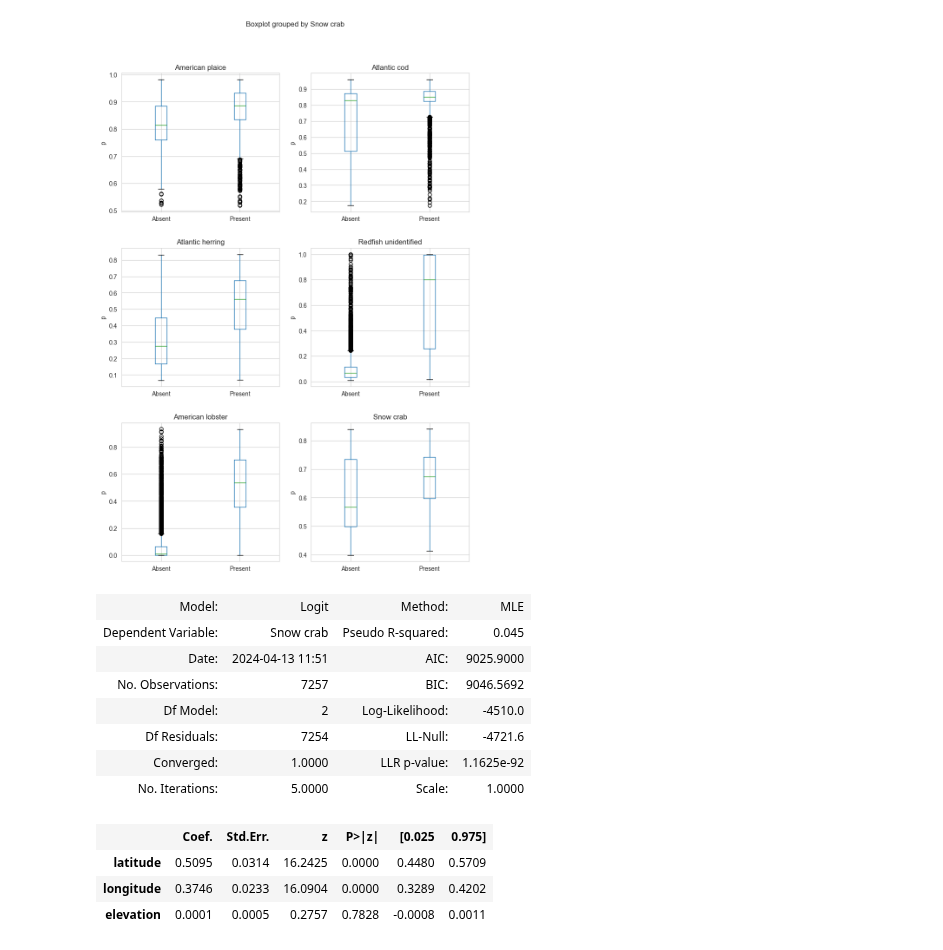
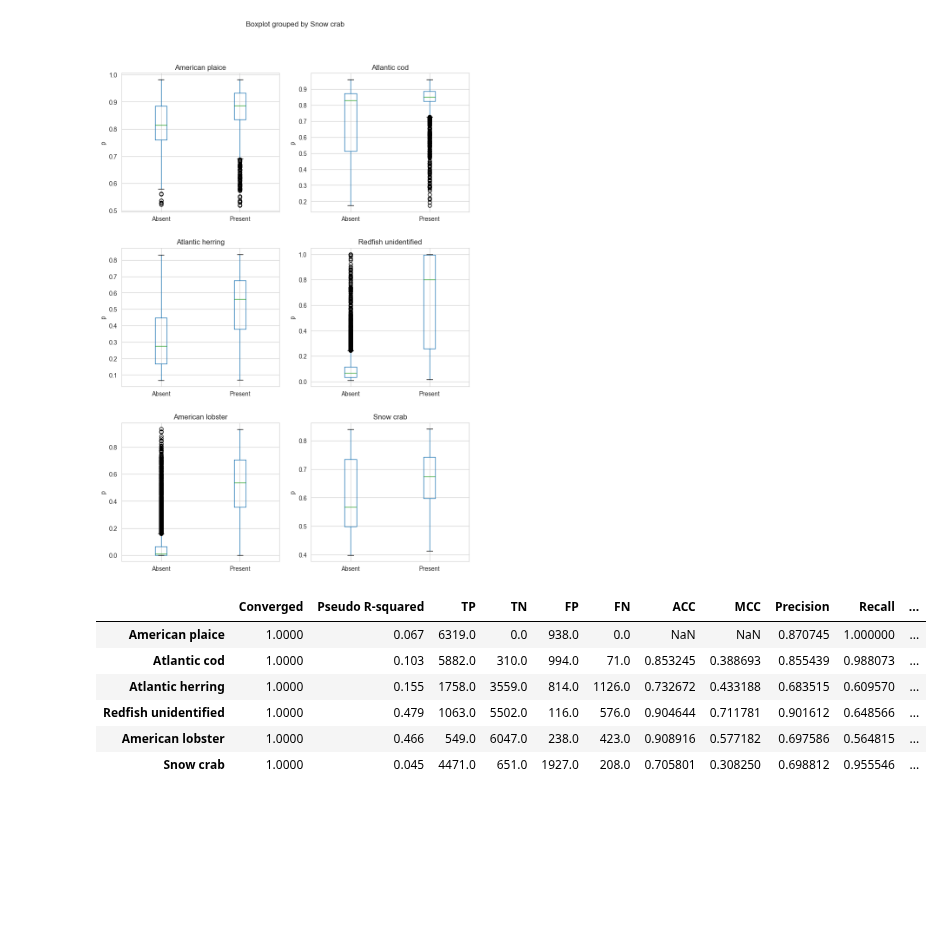
Before and after one commit to davjfish/WatspeedStatsGroupProject, a Jupyter notebook: analysis/Logistic_regression.ipynb, the cells around one changed output. Drawn from its saved outputs; the diff is of its cells as text; code cells hidden in the pictures; blank space fills up the shorter version.

```diff
--- a/analysis/Logistic_regression.ipynb
+++ b/analysis/Logistic_regression.ipynb
@@ -99,7 +99,7 @@ for species in species_list:
     summary = m.summary2()
     temp_param_df = summary.tables[1]
     params = temp_param_df.apply(get_coef_display, axis=1)
-    param_df.loc[species, :] = params
+    param_df.loc[species] = params
 
 param_df
 # %% [output]
@@ -210,30 +210,37 @@ for i in range(0, 6):
 # In looking at the above, we can see the distribution of estimated odds for each level of the actual response. For example, it can be noted that in Species like redfish and lobster, the model seems to be doing a very good job in predicting the odds. In lobster, in cases where lobster was absent, the average model odds estimate was close to zero. In other species, the model did not do a good job in explaining this.
 # %%
 
-# let's create a table that presents the ACC, MCC, Precision and Recall
+# let's create a table that presents the ACC, MCC, Precision and Recall for discrimination threshold = 0.5
 
-eval_df = pd.DataFrame(columns=["ACC", "MCC", "Precision", "Recall"])
-#
-# for species in species_list:
-#     m = species_dict[species]["model"]
-#     summary = m.summary2()
-#     temp_param_df = summary.tables[1]
-#     params = temp_param_df.apply(get_coef_display, axis=1)
-#     param_df.loc[species, :] = params
-#
-# param_df
+eval_df = pd.DataFrame(columns=["Converged", "Pseudo R-squared", "TP", "TN", "FP", "FN", "ACC", "MCC", "Precision", "Recall", "F-score"])
 
-summary
+for species in species_list:
+    m = species_dict[species]["model"]
+    summary = m.summary2()
+    temp_summary = summary.tables[0]
+    converged = temp_summary[1][6]
+    r2 = temp_summary[3][1]
+    tn, fp, fn, tp = m.pred_table().flatten()
+    if tn:
+        acc = (tp + tn) / np.sum([tn, fp, fn, tp])
+        mcc = (tp * tn - fp * fn) / np.sqrt((tp + fp) * (tp + fn) * (tn + fp) * (tn + fn))
+    else:
+        acc=np.nan
+        mcc=np.nan
+
+    prc = tp / (tp + fp)
+    rec = tp / (tp + fn)
+    fscore = 2 * ((prc*rec)/(prc+rec))
+
+    params = [converged, r2, tp, tn, fp, fn, acc, mcc, prc, rec, fscore]
+    eval_df.loc[species] = params
+
+eval_df
 # %% [output]
-| Model: | Logit | Method: | MLE |
-| Dependent Variable: | Snow crab | Pseudo R-squared: | 0.045 |
-| Date: | 2024-04-13 11:51 | AIC: | 9025.9000 |
-| No. Observations: | 7257 | BIC: | 9046.5692 |
-| Df Model: | 2 | Log-Likelihood: | -4510.0 |
-| Df Residuals: | 7254 | LL-Null: | -4721.6 |
-| Converged: | 1.0000 | LLR p-value: | 1.1625e-92 |
-| No. Iterations: | 5.0000 | Scale: | 1.0000 |
+|  | Converged | Pseudo R-squared | TP | TN | FP | FN | ACC | MCC | Precision | Recall | ... |
+| American plaice | 1.0000 | 0.067 | 6319.0 | 0.0 | 938.0 | 0.0 | NaN | NaN | 0.870745 | 1.000000 | ... |
+| Atlantic cod | 1.0000 | 0.103 | 5882.0 | 310.0 | 994.0 | 71.0 | 0.853245 | 0.388693 | 0.855439 | 0.988073 | ... |
+| Atlantic herring | 1.0000 | 0.155 | 1758.0 | 3559.0 | 814.0 | 1126.0 | 0.732672 | 0.433188 | 0.683515 | 0.609570 | ... |
+| Redfish unidentified | 1.0000 | 0.479 | 1063.0 | 5502.0 | 116.0 | 576.0 | 0.904644 | 0.711781 | 0.901612 | 0.648566 | ... |
+| American lobster | 1.0000 | 0.466 | 549.0 | 6047.0 | 238.0 | 423.0 | 0.908916 | 0.577182 | 0.697586 | 0.564815 | ... |
+| Snow crab | 1.0000 | 0.045 | 4471.0 | 651.0 | 1927.0 | 208.0 | 0.705801 | 0.308250 | 0.698812 | 0.955546 | ... |
-|  | Coef. | Std.Err. | z | P>|z| | [0.025 | 0.975] |
-| latitude | 0.5095 | 0.0314 | 16.2425 | 0.0000 | 0.4480 | 0.5709 |
-| longitude | 0.3746 | 0.0233 | 16.0904 | 0.0000 | 0.3289 | 0.4202 |
-| elevation | 0.0001 | 0.0005 | 0.2757 | 0.7828 | -0.0008 | 0.0011 |
```
Also changed, not shown: parts of 25 cells of this notebook, 1 other file.
